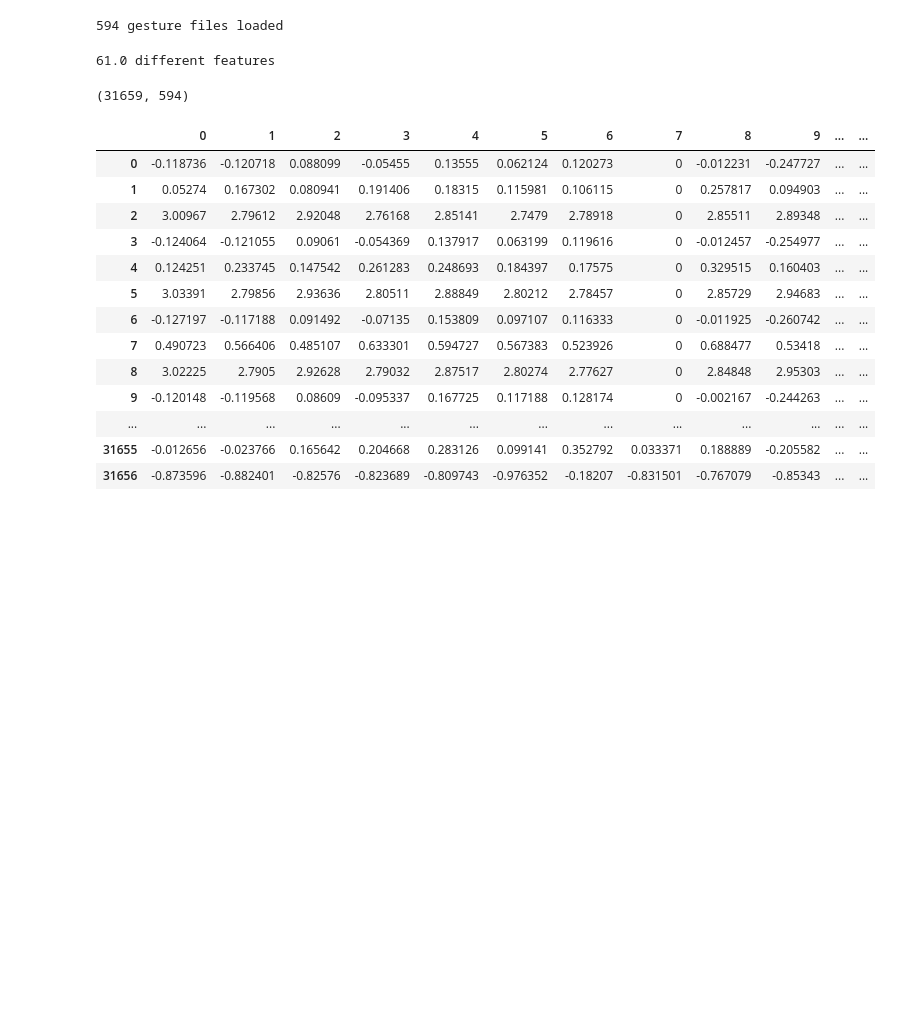
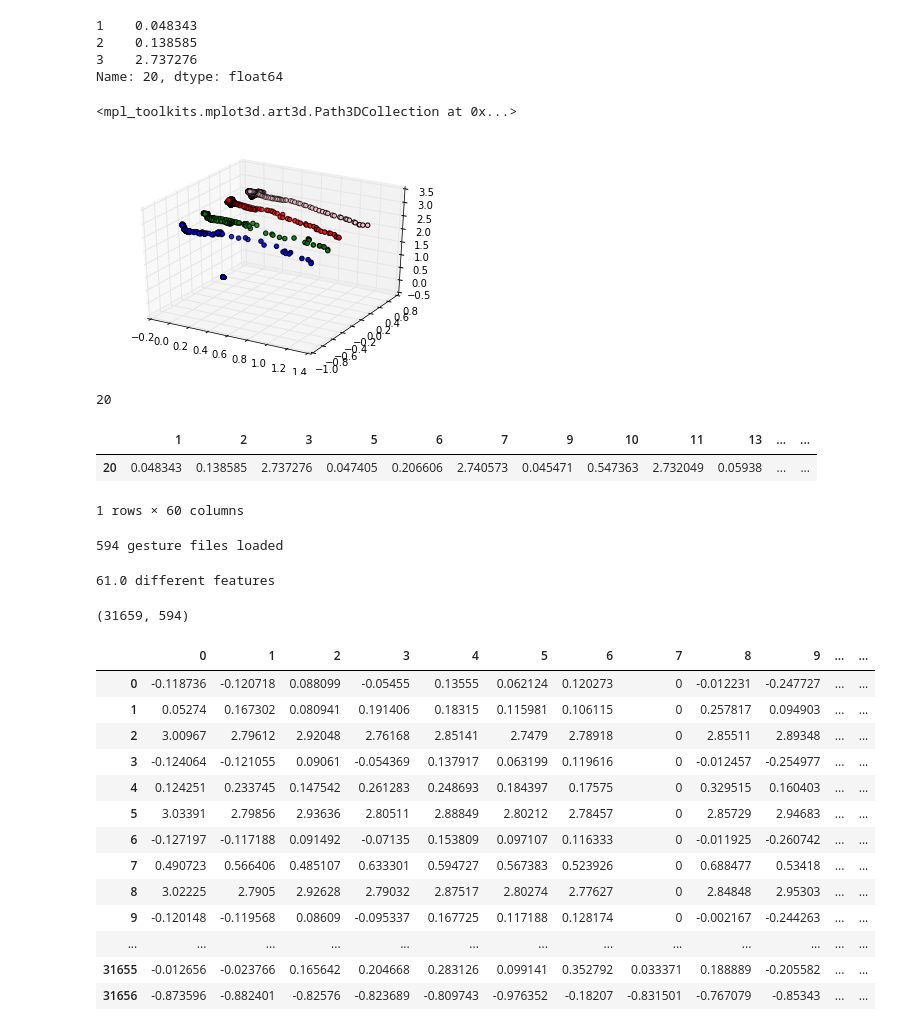
Before and after one commit to josephhaaga/research, a Jupyter notebook: motion_classification/Voting_Classifiers.ipynb, the cells around one changed output. Cells and saved outputs as stored; diff of their text form; code cells hidden in the pictures; blank space fills up the shorter version.

```diff
--- a/motion_classification/Voting_Classifiers.ipynb
+++ b/motion_classification/Voting_Classifiers.ipynb
@@ -9,3 +19,47 @@ from sklearn.naive_bayes import GaussianNB
+# %%
+example[[1,2,3]].loc[20]
+# %% [output]
+1    0.048343
+2    0.138585
+3    2.737276
+Name: 20, dtype: float64
+# %%
+fig = plt.figure()
+ax = fig.add_subplot(111, projection='3d')
+
+x_vals = example[[1]]
+y_vals = example[[2]]
+z_vals = example[[3]]
+x2_vals = example[[77]]
+y2_vals = example[[78]]
+z2_vals = example[[79]]
+x3_vals = example[[69]]
+y3_vals = example[[70]]
+z3_vals = example[[71]]
+x4_vals = example[[9]]
+y4_vals = example[[10]]
+z4_vals = example[[11]]
+
+
+ax.scatter(x_vals,y_vals,z_vals,c='red')
+ax.scatter(x2_vals,y2_vals,z2_vals,c='blue')
+ax.scatter(x3_vals,y3_vals,z3_vals,c='green')
+ax.scatter(x4_vals,y4_vals,z4_vals,c='pink')
+# %% [output]
+<mpl_toolkits.mplot3d.art3d.Path3DCollection at 0x...>
+[figure, added]
+# %%
+first_frame=clean_examples[0:1]
+first_frame[first_frame==1].index[0]
+first_frame=first_frame.drop(80,axis=1)
+# %% [output]
+20
+# %%
+first_frame
+# %% [output]
+|  | 1 | 2 | 3 | 5 | 6 | 7 | 9 | 10 | 11 | 13 | ... | ... |
+| 20 | 0.048343 | 0.138585 | 2.737276 | 0.047405 | 0.206606 | 2.740573 | 0.045471 | 0.547363 | 2.732049 | 0.05938 | ... | ... |
+1 rows × 60 columns
 # %%
 gestures = pd.DataFrame()
 labels = pd.Series()
```
Also changed, not shown: parts of 3 cells of this notebook.
